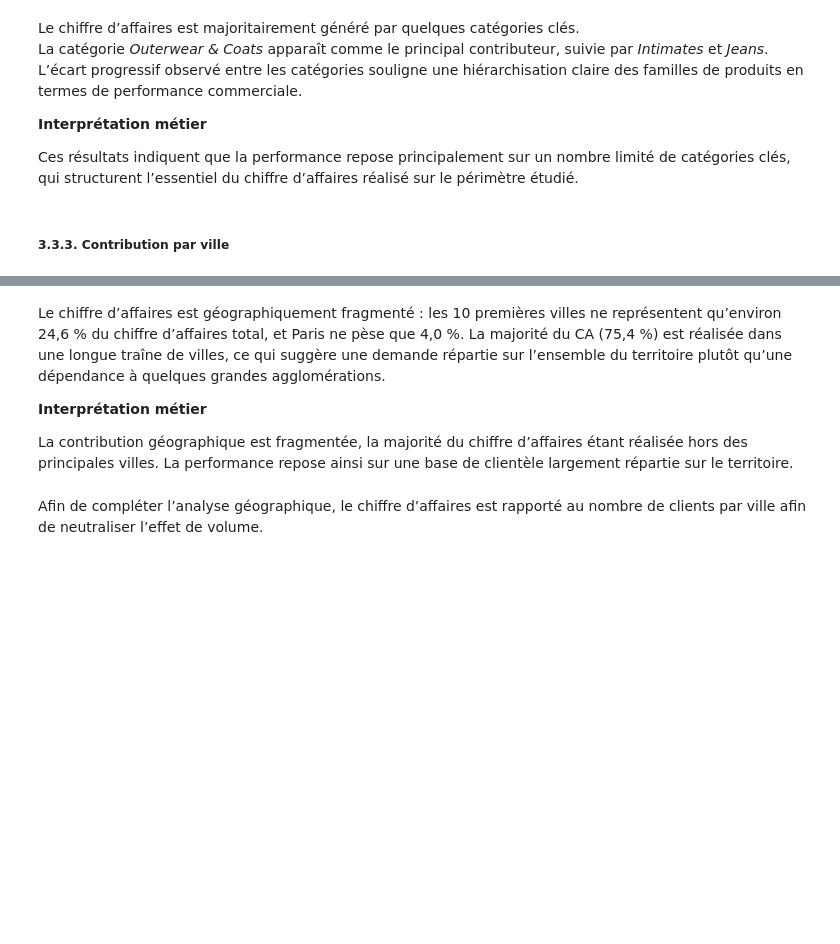
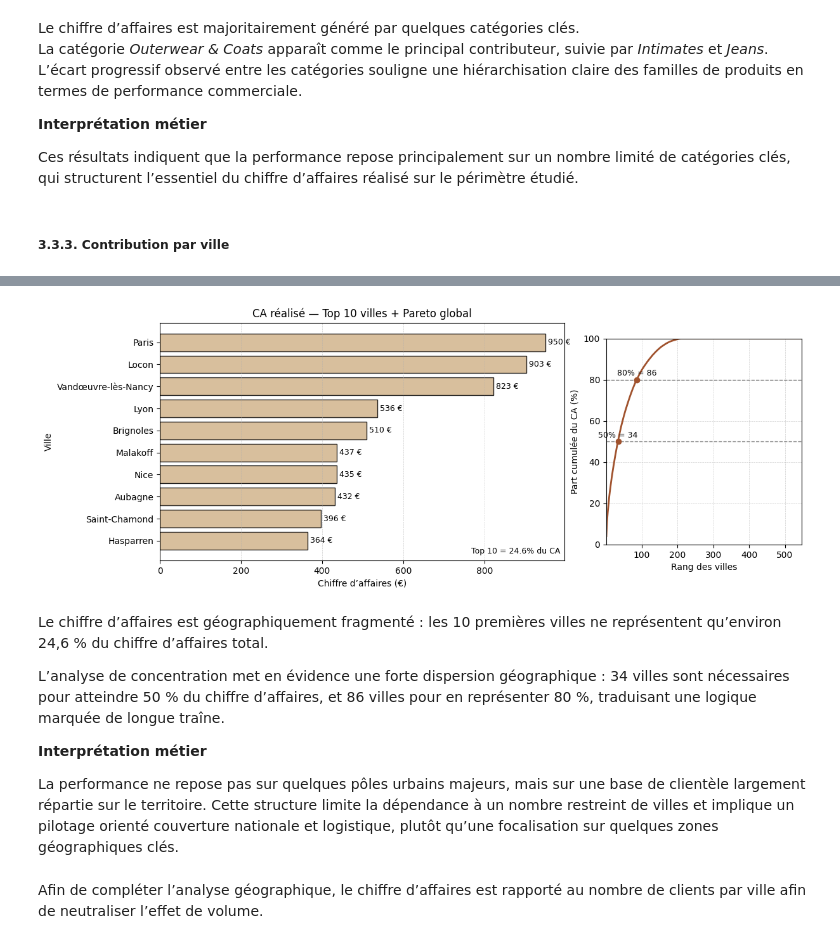
Before and after one commit to Ju3465/Analyse-e-commerce-2023-vs-2024-thelook_ecommerce, a Jupyter notebook: notebooks/eda_thelook_fr_women_2023_2024.ipynb, the cells around one changed output, grey strips where cells are left out. Saved outputs shown, nothing was run; the diff lists cells and outputs as text; code cells hidden in the pictures; blank space fills up the shorter version.

```diff
--- a/notebooks/eda_thelook_fr_women_2023_2024.ipynb
+++ b/notebooks/eda_thelook_fr_women_2023_2024.ipynb
@@ -482,9 +488,84 @@ plt.show()
+# %%
+# Paramètre
+N = 10
+
+# Agrégation du chiffre d'affaires par ville
+ca_city = (
+    df_real.groupby("ca_city", observed=False)["sale_price"].sum()
+    if "ca_city" in df_real.columns
+    else df_real.groupby("city", observed=False)["sale_price"].sum()
+).sort_values(ascending=False)
+
+# Total du chiffre d'affaires
+total_ca = ca_city.sum()
+
+# Sélection du Top N villes
+top = ca_city.head(N).sort_values(ascending=True)
+
+# Part du Top N dans le total
+top_share = (top.sum() / total_ca * 100)
+
+# Calcul du Pareto global (toutes villes)
+cum_share = (ca_city.cumsum() / total_ca) * 100
+ranks = np.arange(1, len(cum_share) + 1)
+
+rank_50 = int(np.argmax(cum_share.values >= 50) + 1)
+rank_80 = int(np.argmax(cum_share.values >= 80) + 1)
+
+# Construction du graphique
+fig = plt.figure(figsize=(11, 5))
+
+# Affichage du Top N villes
+ax = fig.add_axes([0.06, 0.15, 0.58, 0.75])
+ax.barh(top.index.astype(str), top.values, color="tan", edgecolor="black", alpha=0.85)
+
+ax.set_title(f"CA réalisé — Top {N} villes + Pareto global")
+ax.set_xlabel("Chiffre d’affaires (€)")
+ax.set_ylabel("Ville")
+ax.grid(True, axis="x", linestyle="--", linewidth=0.5, alpha=0.6)
+
+# Ajout des annotations (montant)
+for i, v in enumerate(top.values):
+    ax.text(v, i, f" {v:,.0f} €".replace(",", " "), va="center", fontsize=9)
+
+# Annotation de la part du Top N
+ax.text(
+    0.99, 0.02,
+    f"Top {N} = {top_share:.1f}% du CA",
+    transform=ax.transAxes,
+    ha="right", va="bottom",
+    fontsize=9
+)
+
+# Affichage du Pareto global
+axp = fig.add_axes([0.70, 0.20, 0.28, 0.65])
+axp.plot(ranks, cum_share.values, color="sienna", linewidth=2)
+
+axp.set_ylim(0, 100)
+axp.set_xlim(1, len(ranks))
+axp.set_xlabel("Rang des villes")
+axp.set_ylabel("Part cumulée du CA (%)")
+axp.grid(True, axis="both", linestyle="--", linewidth=0.5, alpha=0.6)
+
+# Ajout des seuils 50% / 80%
+axp.axhline(50, color="gray", linestyle="--", linewidth=1)
+axp.axhline(80, color="gray", linestyle="--", linewidth=1)
+
+axp.scatter([rank_50, rank_80], [50, 80], color="sienna", zorder=3)
+axp.text(rank_50, 52, f"50% = {rank_50}", ha="center", fontsize=9)
+axp.text(rank_80, 82, f"80% = {rank_80}", ha="center", fontsize=9)
+
+plt.show()
+# %% [output]
+[figure, added]
 # %% [markdown]
-Le chiffre d’affaires est géographiquement fragmenté : les 10 premières villes ne représentent qu’environ 24,6 % du chiffre d’affaires total, et Paris ne pèse que 4,0 %. La majorité du CA (75,4 %) est réalisée dans une longue traîne de villes, ce qui suggère une demande répartie sur l’ensemble du territoire plutôt qu’une dépendance à quelques grandes agglomérations.
+Le chiffre d’affaires est géographiquement fragmenté : les 10 premières villes ne représentent qu’environ 24,6 % du chiffre d’affaires total.
+
+L’analyse de concentration met en évidence une forte dispersion géographique : 34 villes sont nécessaires pour atteindre 50 % du chiffre d’affaires, et 86 villes pour en représenter 80 %, traduisant une logique marquée de longue traîne.
 
 **Interprétation métier**
 
-La contribution géographique est fragmentée, la majorité du chiffre d’affaires étant réalisée hors des principales villes. La performance repose ainsi sur une base de clientèle largement répartie sur le territoire.
+La performance ne repose pas sur quelques pôles urbains majeurs, mais sur une base de clientèle largement répartie sur le territoire. Cette structure limite la dépendance à un nombre restreint de villes et implique un pilotage orienté couverture nationale et logistique, plutôt qu’une focalisation sur quelques zones géographiques clés.
 # %% [markdown]
 Afin de compléter l’analyse géographique, le chiffre d’affaires est rapporté au nombre de clients par ville afin de neutraliser l’effet de volume.
 # %%
```
Also changed, not shown: parts of 14 cells of this notebook.
